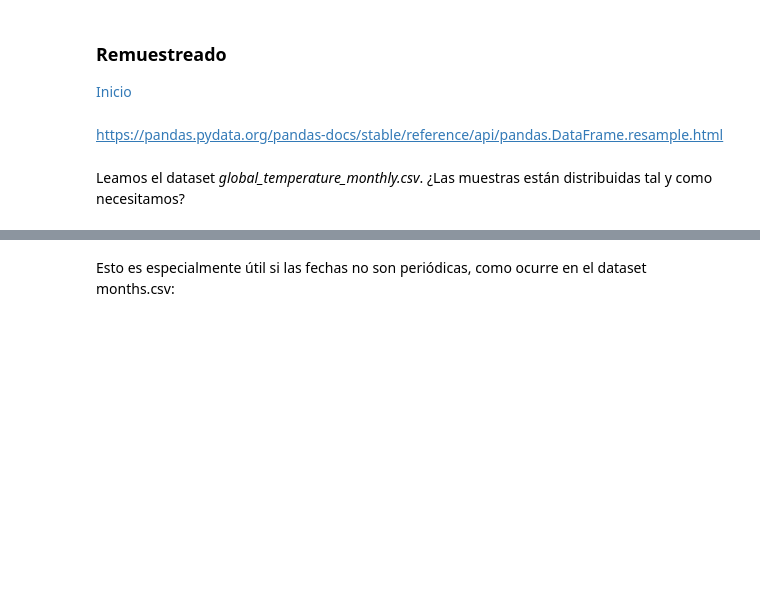
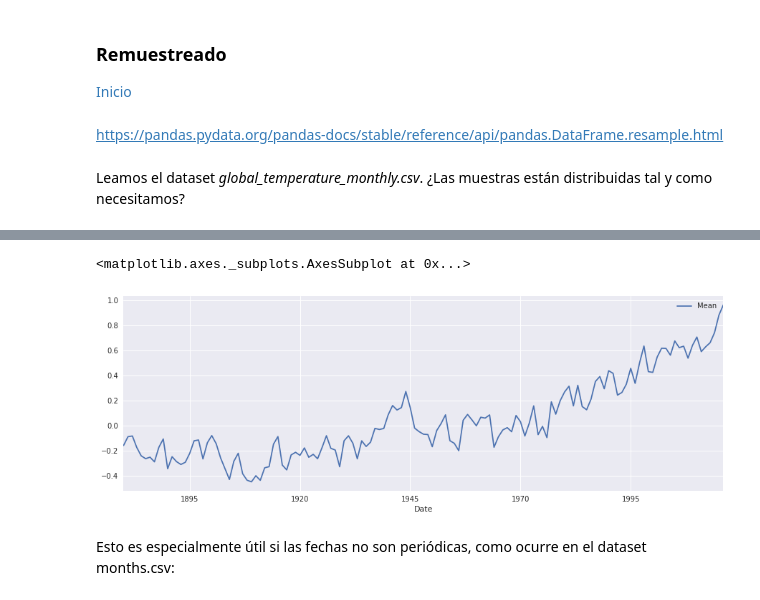
Before and after one commit to JoelDela/Master-Data-Science, a Jupyter notebook: Time_Series/TSA - Sesión.ipynb, the cells around one changed output, grey strips where cells are left out. Drawn from its saved outputs; the diff is of its cells as text; code cells hidden in the pictures; blank space fills up the shorter version.

```diff
--- a/Time_Series/TSA - Sesión.ipynb
+++ b/Time_Series/TSA - Sesión.ipynb
@@ -207,3 +410,9 @@ Leamos el dataset *global_temperature_monthly.csv*. ¿Las muestras están distri
+# %%
+media_anual=temp.resample('A').mean()
+media_anual.plot()
+# %% [output]
+<matplotlib.axes._subplots.AxesSubplot at 0x...>
+[figure, added]
 # %% [markdown]
 Esto es especialmente útil si las fechas no son periódicas, como ocurre en el dataset months.csv:
 # %%
```
Also changed, not shown: parts of 175 cells of this notebook.
